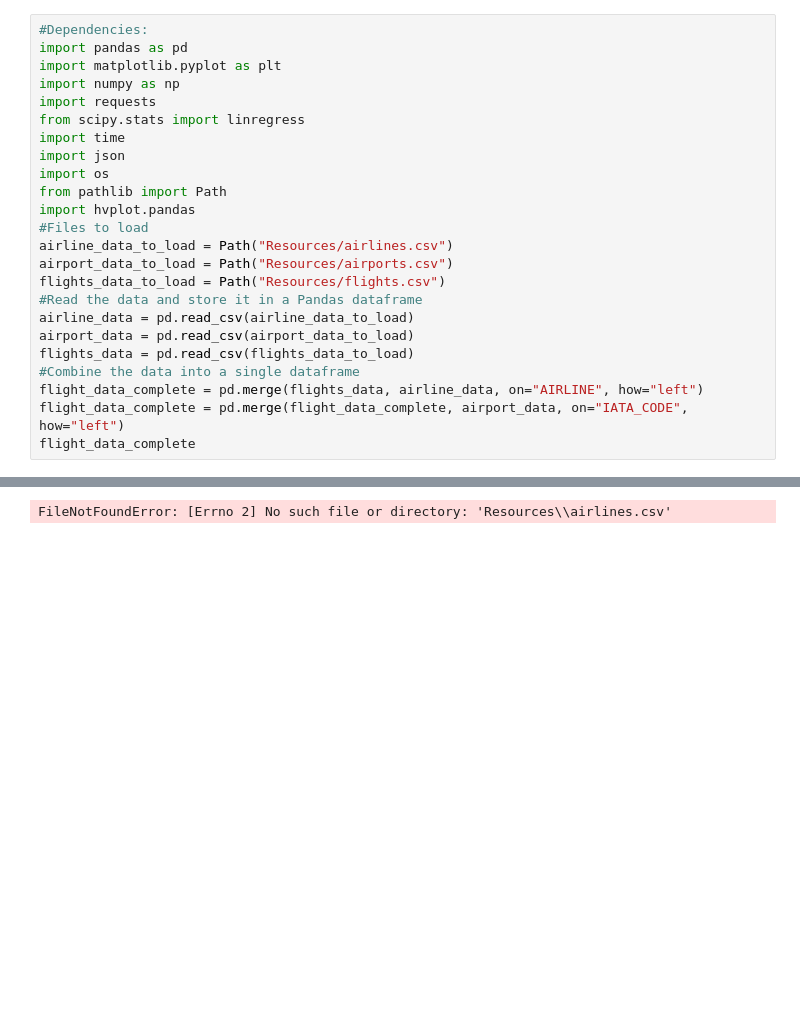
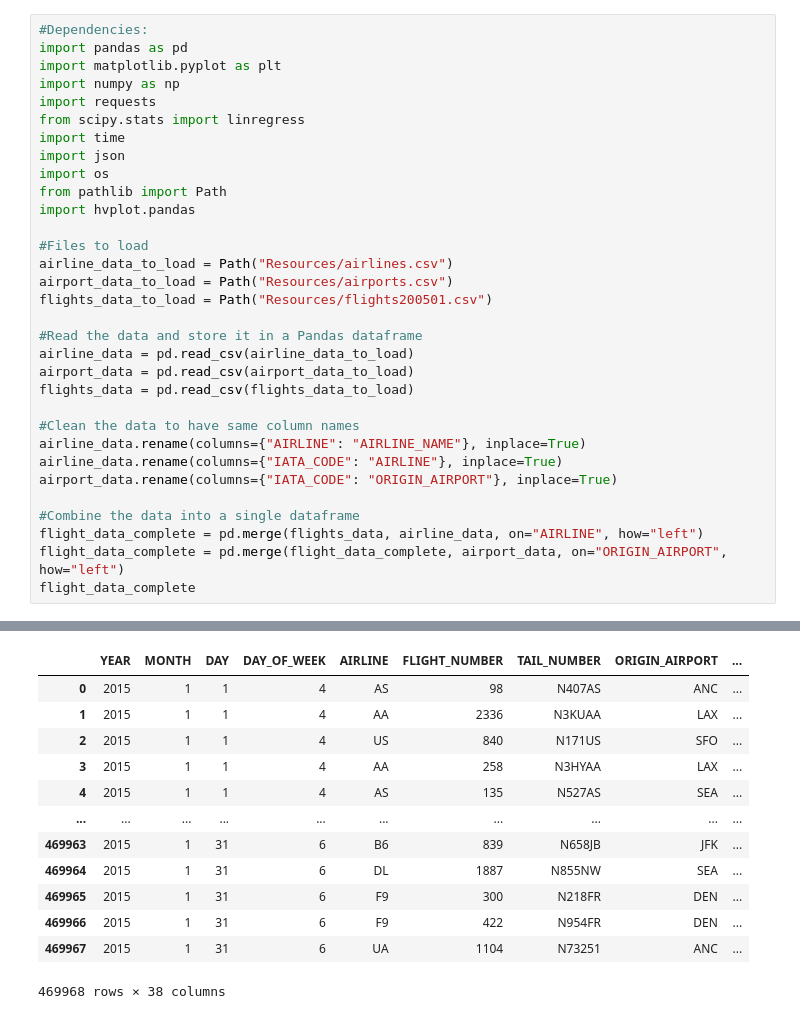
Before and after one commit to mmonary/Git_Er_Done_Project_1, a Jupyter notebook: starter_code.ipynb, the cells around one changed output, grey strips where cells are left out. Drawn from its saved outputs; the diff is of its cells as text; blank space fills up the shorter version.

```diff
--- a/starter_code.ipynb
+++ b/starter_code.ipynb
@@ -10,16 +10,24 @@ import json
 import os
 from pathlib import Path
 import hvplot.pandas
+
 #Files to load
 airline_data_to_load = Path("Resources/airlines.csv")
 airport_data_to_load = Path("Resources/airports.csv")
-flights_data_to_load = Path("Resources/flights.csv")
+flights_data_to_load = Path("Resources/flights200501.csv")
+
 #Read the data and store it in a Pandas dataframe
 airline_data = pd.read_csv(airline_data_to_load)
 airport_data = pd.read_csv(airport_data_to_load)
 flights_data = pd.read_csv(flights_data_to_load)
+
+#Clean the data to have same column names
+airline_data.rename(columns={"AIRLINE": "AIRLINE_NAME"}, inplace=True)
+airline_data.rename(columns={"IATA_CODE": "AIRLINE"}, inplace=True)
+airport_data.rename(columns={"IATA_CODE": "ORIGIN_AIRPORT"}, inplace=True)
+
 #Combine the data into a single dataframe
 flight_data_complete = pd.merge(flights_data, airline_data, on="AIRLINE", how="left")
-flight_data_complete = pd.merge(flight_data_complete, airport_data, on="IATA_CODE", how="left")
+flight_data_complete = pd.merge(flight_data_complete, airport_data, on="ORIGIN_AIRPORT", how="left")
 flight_data_complete
 # %% [output]
@@ -28 +34,13 @@ flight_data_complete
+|  | YEAR | MONTH | DAY | DAY_OF_WEEK | AIRLINE | FLIGHT_NUMBER | TAIL_NUMBER | ORIGIN_AIRPORT | ... |
+| 0 | 2015 | 1 | 1 | 4 | AS | 98 | N407AS | ANC | ... |
+| 1 | 2015 | 1 | 1 | 4 | AA | 2336 | N3KUAA | LAX | ... |
+| 2 | 2015 | 1 | 1 | 4 | US | 840 | N171US | SFO | ... |
+| 3 | 2015 | 1 | 1 | 4 | AA | 258 | N3HYAA | LAX | ... |
+| 4 | 2015 | 1 | 1 | 4 | AS | 135 | N527AS | SEA | ... |
+| ... | ... | ... | ... | ... | ... | ... | ... | ... | ... |
+| 469963 | 2015 | 1 | 31 | 6 | B6 | 839 | N658JB | JFK | ... |
+| 469964 | 2015 | 1 | 31 | 6 | DL | 1887 | N855NW | SEA | ... |
+| 469965 | 2015 | 1 | 31 | 6 | F9 | 300 | N218FR | DEN | ... |
+| 469966 | 2015 | 1 | 31 | 6 | F9 | 422 | N954FR | DEN | ... |
+| 469967 | 2015 | 1 | 31 | 6 | UA | 1104 | N73251 | ANC | ... |
-FileNotFoundError: [Errno 2] No such file or directory: 'Resources\\airlines.csv'
+469968 rows × 38 columns
```
Also changed, not shown: parts of 8 cells of this notebook, 5 other files.
